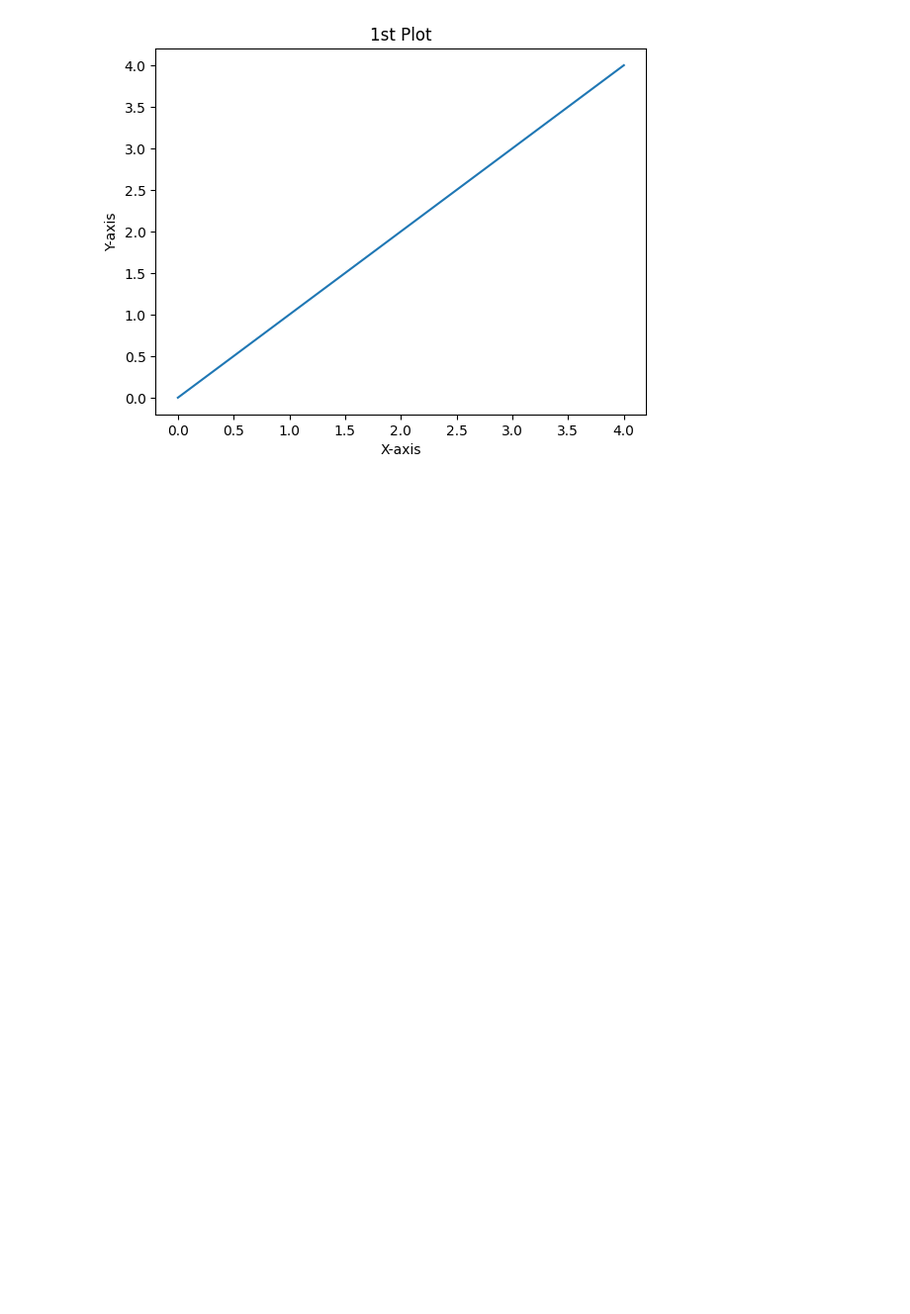
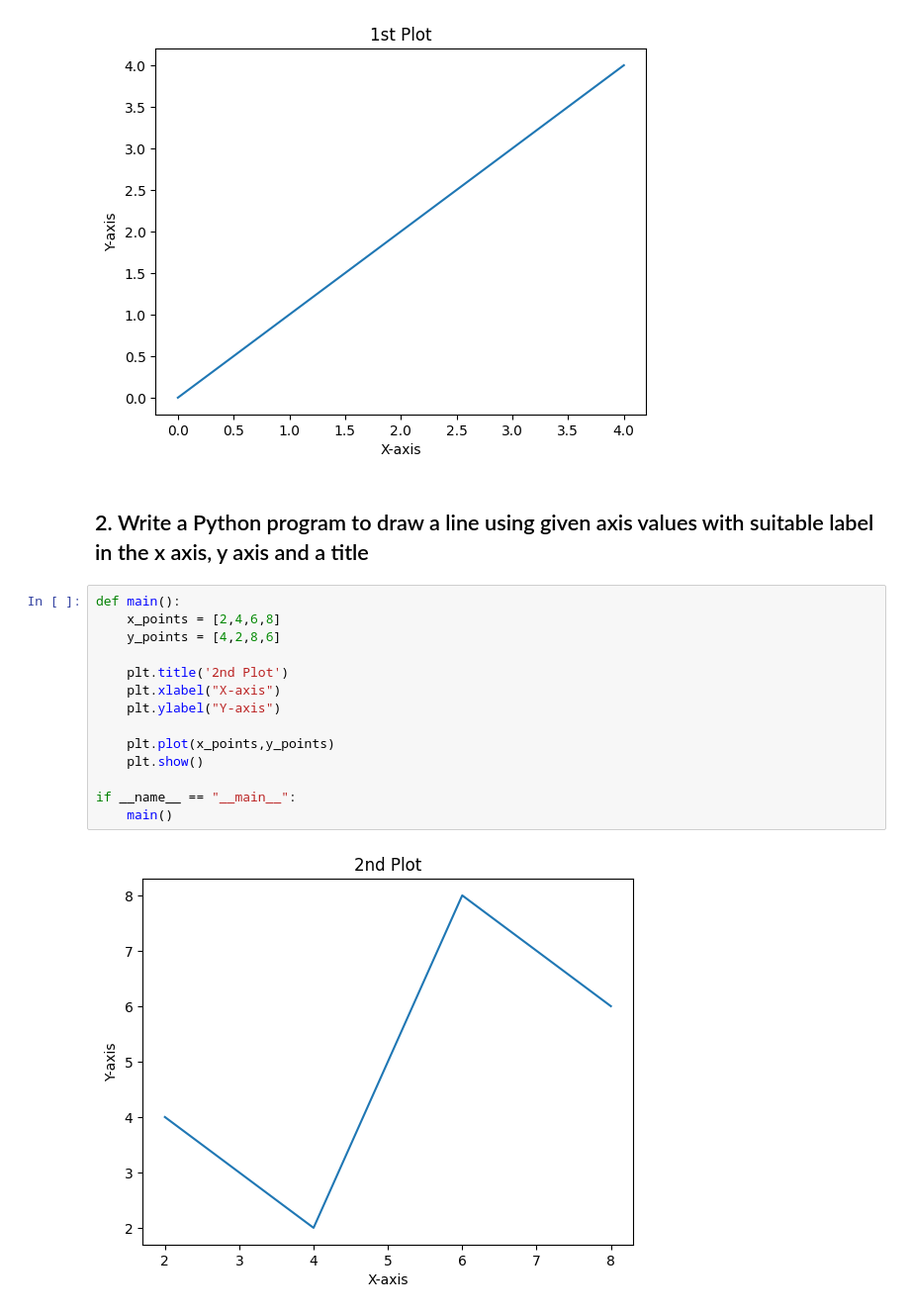
Before and after one commit to Deven5656/Python_Libraries, a Jupyter notebook: Matplotlib_line/line.ipynb, the cells around one changed output. Shown at 99% size. Saved outputs shown, nothing was run; the diff lists cells and outputs as text; blank space fills up the shorter version.

Commit message:
[Deven] Add : Python program to draw a line using given axis values with suitable label in the x axis, y axis and a title

```diff
--- a/Matplotlib_line/line.ipynb
+++ b/Matplotlib_line/line.ipynb
@@ -27,3 +27,21 @@ if __name__ == "__main__":
     main()
 # %% [output]
 [figure]
+# %% [markdown]
+## 2. Write a Python program to draw a line using given axis values with suitable label in the x axis, y axis and a title
+# %%
+def main():
+    x_points = [2,4,6,8]
+    y_points = [4,2,8,6]
+
+    plt.title('2nd Plot')
+    plt.xlabel("X-axis")
+    plt.ylabel("Y-axis")
+
+    plt.plot(x_points,y_points)
+    plt.show()
+
+if __name__ == "__main__":
+    main()
+# %% [output]
+[figure, added]
```
